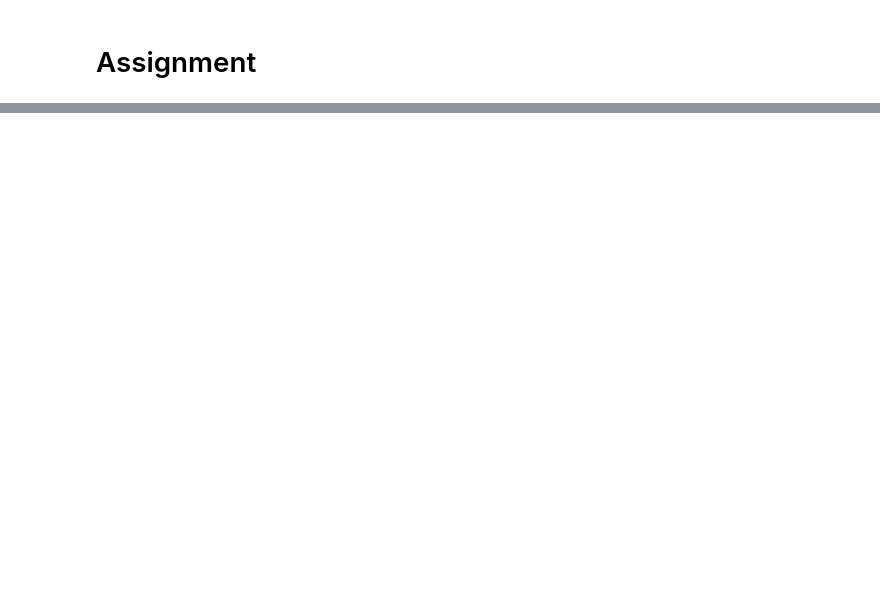
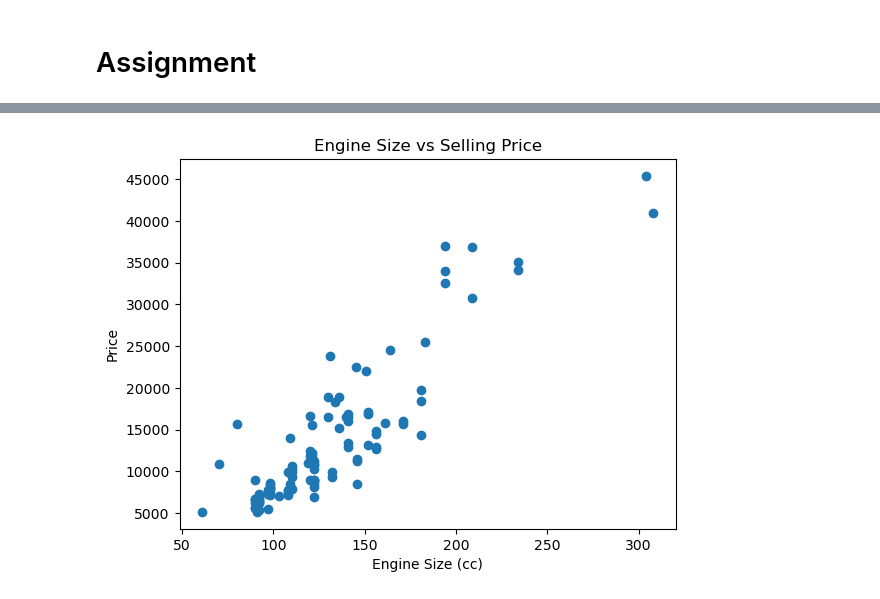
Before and after one commit to meghnarana31/BAA_Academic_Assignments, a Jupyter notebook: Class 02 - Assignment .ipynb, the cells around one changed output, grey strips where cells are left out. Cells and saved outputs as stored; diff of their text form; code cells hidden in the pictures; blank space fills up the shorter version.

```diff
--- a/Class 02 - Assignment .ipynb
+++ b/Class 02 - Assignment .ipynb
@@ -23,0 +103,10 @@ Find me something meaningful that will help me as a business owner.
+# %%
+plt.scatter(df['enginesize'], df['price'])
+plt.xlabel('Engine Size (cc)')
+plt.ylabel('Price')
+plt.title('Engine Size vs Selling Price')
+plt.show()
+
+# with an increase in engine size, the price of the car increases
+# %% [output]
+[figure, added]
```
Also changed, not shown: parts of 15 cells of this notebook.
